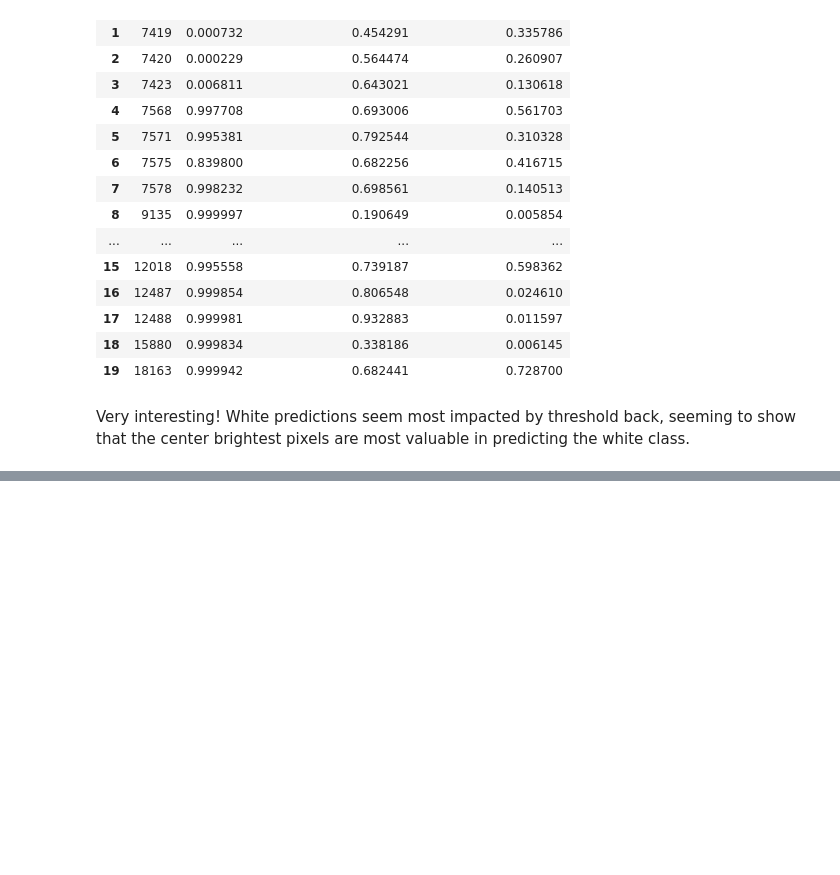
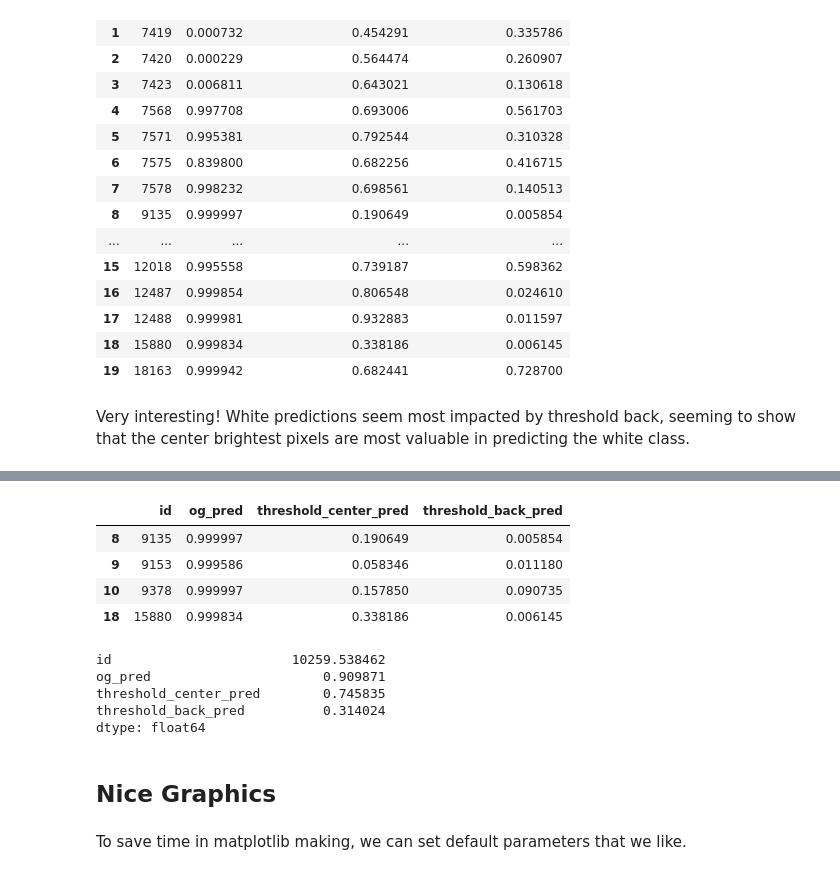
Before and after one commit to Centrattic/race, a Jupyter notebook: classifier_experiments/shadow_regions_experiment2.ipynb, the cells around one changed output, grey strips where cells are left out. Cells and saved outputs as stored; diff of their text form; code cells hidden in the pictures; blank space fills up the shorter version.

```diff
--- a/classifier_experiments/shadow_regions_experiment2.ipynb
+++ b/classifier_experiments/shadow_regions_experiment2.ipynb
@@ -409,0 +468,8 @@ Very interesting! White predictions seem most impacted by threshold back, seemin
+# %%
+white_preds[white_preds['threshold_center_pred'] < .5]
+# %% [output]
+|  | id | og_pred | threshold_center_pred | threshold_back_pred |
+| 8 | 9135 | 0.999997 | 0.190649 | 0.005854 |
+| 9 | 9153 | 0.999586 | 0.058346 | 0.011180 |
+| 10 | 9378 | 0.999997 | 0.157850 | 0.090735 |
+| 18 | 15880 | 0.999834 | 0.338186 | 0.006145 |
@@ -409,0 +478,12 @@ Very interesting! White predictions seem most impacted by threshold back, seemin
+# %%
+avg_test.mean()
+# %% [output]
+id                       10259.538462
+og_pred                      0.909871
+threshold_center_pred        0.745835
+threshold_back_pred          0.314024
+dtype: float64
+# %% [markdown]
+## Nice Graphics
+# %% [markdown]
+To save time in matplotlib making, we can set default parameters that we like.
```
Also changed, not shown: parts of 17 cells of this notebook.
